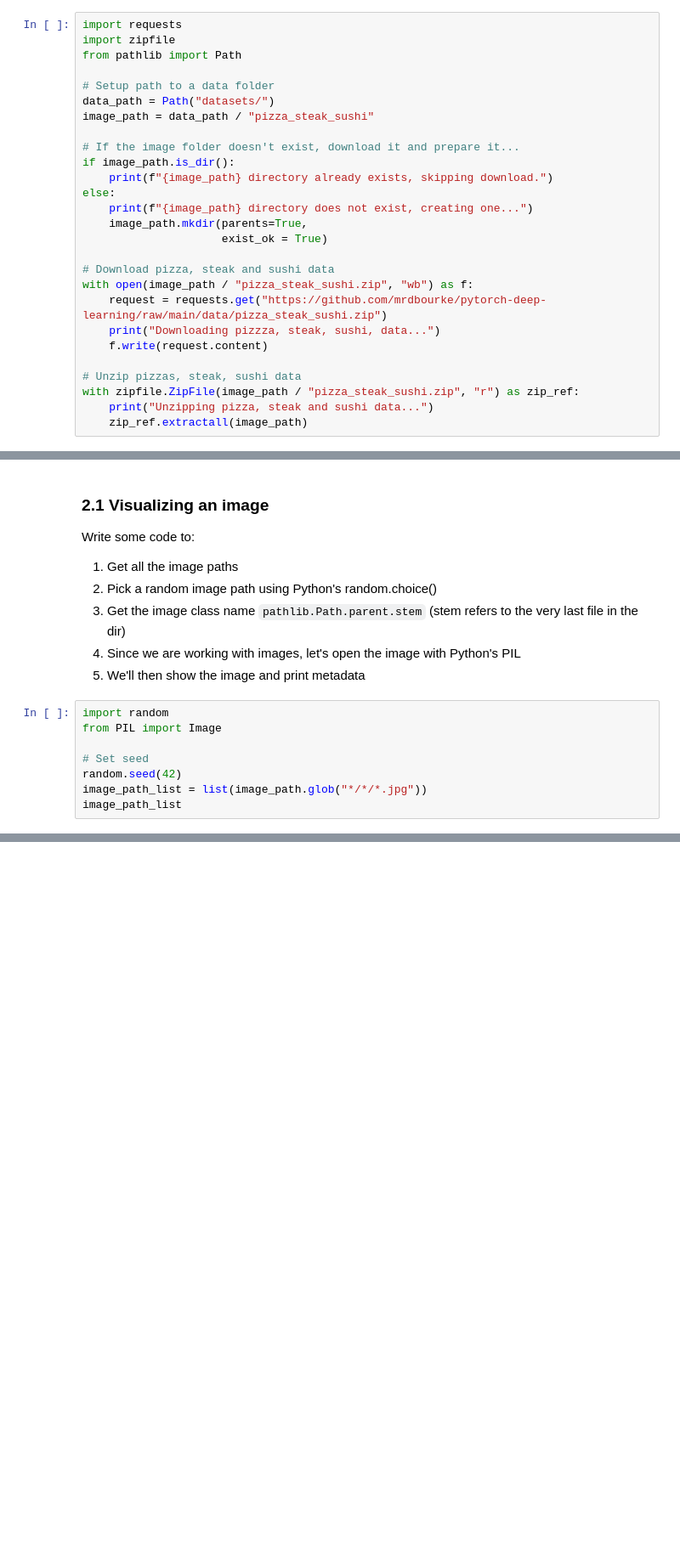
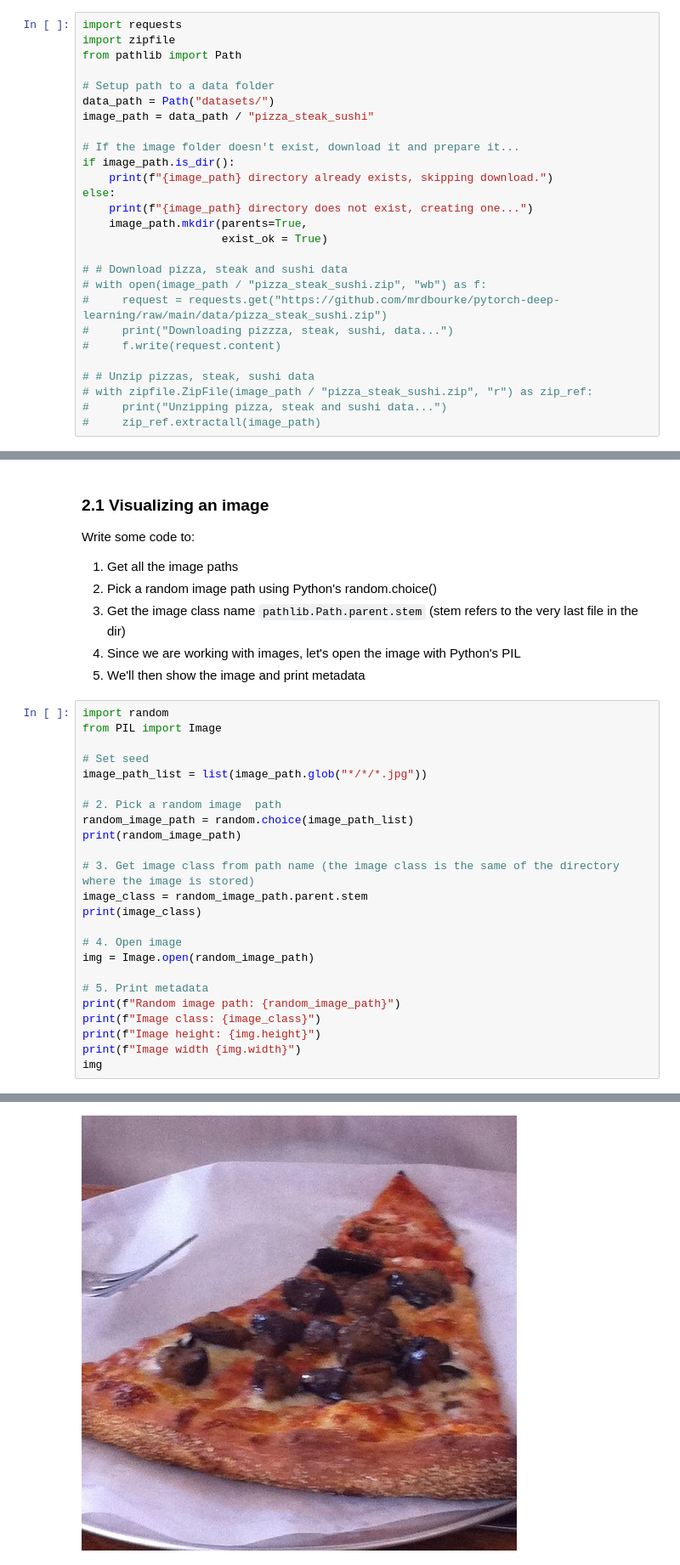
Before and after one commit to Hassan3924/PyTorch-practice, a Jupyter notebook: 04_pytorch_customer_datasets.ipynb, the cells around one changed output, grey strips where cells are left out. Shown at 85% size. Saved outputs shown, nothing was run; the diff lists cells and outputs as text; blank space fills up the shorter version.

Commit message:
Worked with getting random sample of the images from the dataset to explore

```diff
--- a/04_pytorch_customer_datasets.ipynb
+++ b/04_pytorch_customer_datasets.ipynb
@@ -69,15 +69,15 @@ else:
     image_path.mkdir(parents=True,
                      exist_ok = True)
 
-# Download pizza, steak and sushi data
-with open(image_path / "pizza_steak_sushi.zip", "wb") as f:
-    request = requests.get("https://github.com/mrdbourke/pytorch-deep-learning/raw/main/data/pizza_steak_sushi.zip")
-    print("Downloading pizzza, steak, sushi, data...")
-    f.write(request.content)
+# # Download pizza, steak and sushi data
+# with open(image_path / "pizza_steak_sushi.zip", "wb") as f:
+#     request = requests.get("https://github.com/mrdbourke/pytorch-deep-learning/raw/main/data/pizza_steak_sushi.zip")
+#     print("Downloading pizzza, steak, sushi, data...")
+#     f.write(request.content)
 
-# Unzip pizzas, steak, sushi data
-with zipfile.ZipFile(image_path / "pizza_steak_sushi.zip", "r") as zip_ref:
-    print("Unzipping pizza, steak and sushi data...")
-    zip_ref.extractall(image_path)
+# # Unzip pizzas, steak, sushi data
+# with zipfile.ZipFile(image_path / "pizza_steak_sushi.zip", "r") as zip_ref:
+#     print("Unzipping pizza, steak and sushi data...")
+#     zip_ref.extractall(image_path)
 # %% [output]
 datasets\pizza_steak_sushi directory already exists, skipping download.
@@ -128,6 +126,23 @@ import random
 from PIL import Image
 
 # Set seed
-random.seed(42)
 image_path_list = list(image_path.glob("*/*/*.jpg"))
-image_path_list
+
+# 2. Pick a random image  path
+random_image_path = random.choice(image_path_list)
+print(random_image_path)
+
+# 3. Get image class from path name (the image class is the same of the directory where the image is stored)
+image_class = random_image_path.parent.stem
+print(image_class)
+
+# 4. Open image
+img = Image.open(random_image_path)
+
+# 5. Print metadata
+print(f"Random image path: {random_image_path}")
+print(f"Image class: {image_class}")
+print(f"Image height: {img.height}")
+print(f"Image width {img.width}")
+img
+# %% [output]
@@ -133,0 +155 @@ image_path_list
+[figure, added]
```
Also changed, not shown: parts of 3 cells of this notebook.
